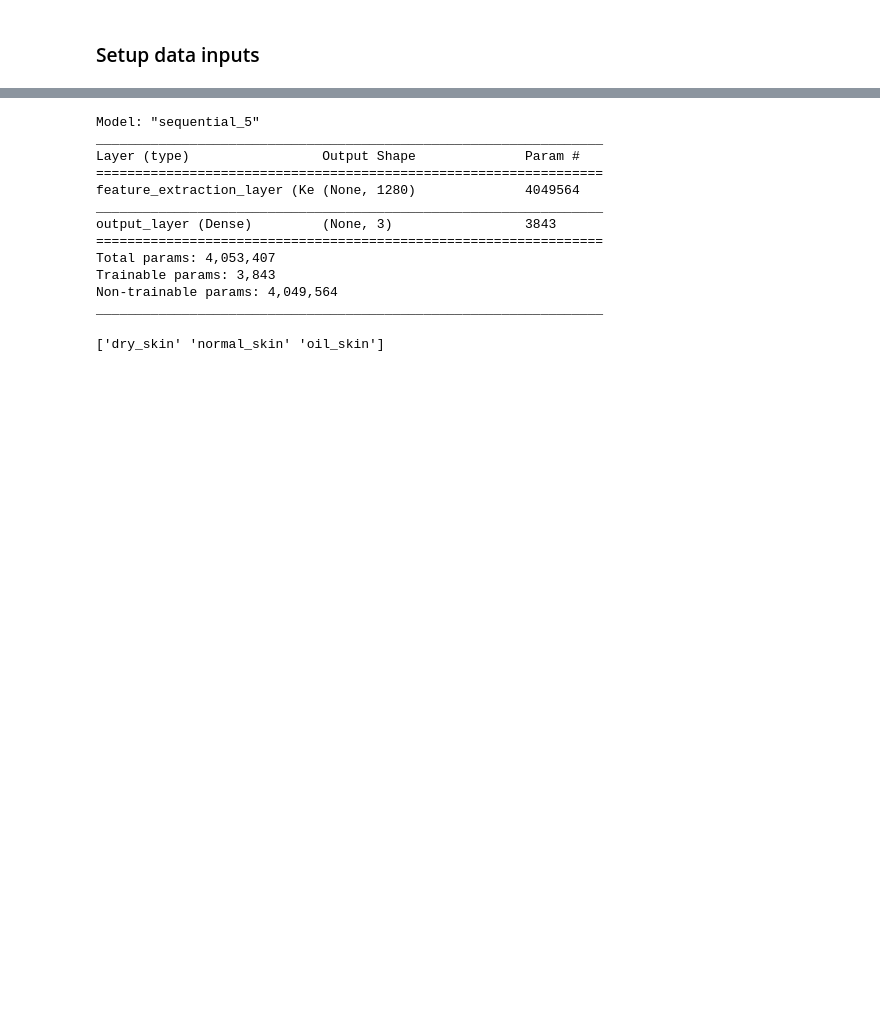
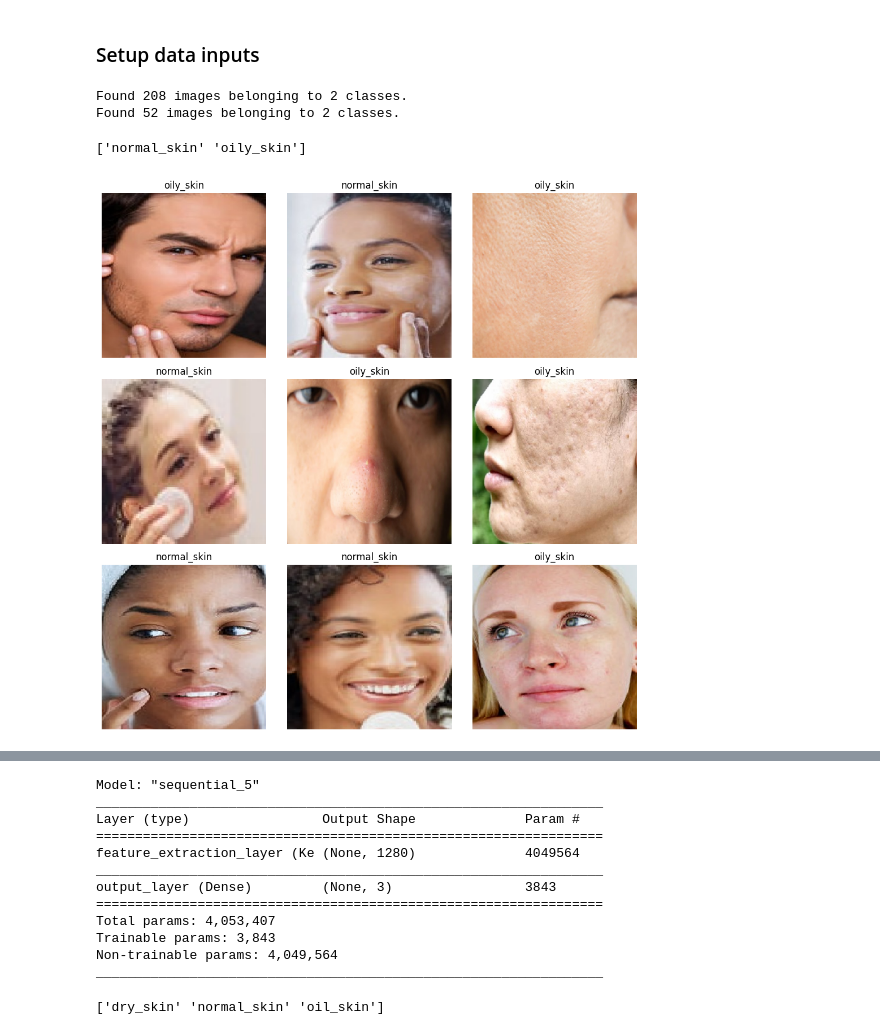
Before and after one commit to Danie-O/Final-Year-Makeup-Recommender-Project, a Jupyter notebook: Skintype/skintype_model_train.ipynb, the cells around one changed output, grey strips where cells are left out. Drawn from its saved outputs; the diff is of its cells as text; code cells hidden in the pictures; blank space fills up the shorter version.

Commit message:
Train model for skintype detection

```diff
--- a/Skintype/skintype_model_train.ipynb
+++ b/Skintype/skintype_model_train.ipynb
@@ -20,15 +28,44 @@ train_datagen = ImageDataGenerator(rescale=1./255)
 valid_datagen = ImageDataGenerator(rescale=1./255)
 
 # Setup paths to our data directories
-train_dir = "/content/drive/MyDrive/data/skin_type/train/"
-test_dir = "/content/drive/MyDrive/data/skin_type/test/"
+train_dir = "skintype-data/train/"
+test_dir = "skintype-data/test/"
 
 # Import data from directories and turn it into batches
 train_data = train_datagen.flow_from_directory(directory=train_dir,
                                                target_size=(224, 224),
                                                class_mode="categorical",
                                                seed=42)
-valid_data = valid_datagen.flow_from_directory(directory=test_dir,
+test_data = valid_datagen.flow_from_directory(directory=test_dir,
                                                target_size=(224, 224),
                                                class_mode="categorical",
                                                seed=42)
+# %% [output]
+Found 208 images belonging to 2 classes.
+Found 52 images belonging to 2 classes.
+# %%
+# Class labels
+
+import pathlib
+data_dir = pathlib.Path(train_dir)
+class_names = np.array(sorted([item.name for item in data_dir.glob('*')]))
+print(class_names)
+# %% [output]
+['normal_skin' 'oily_skin']
+# %%
+# Display images from train_data
+plt.figure(figsize=(10, 10))
+for images, labels in train_data:
+    for i in range(9):
+        ax = plt.subplot(3, 3, i + 1)
+        ax.imshow(images[i])
+        ax.set_title(class_names[labels[i].argmax()])
+        ax.axis("off")
+
+    if i == 8:
+        break
+
+plt.tight_layout()
+plt.show()
+# %% [output]
+[figure, added]
```
Also changed, not shown: parts of 10 cells of this notebook.
